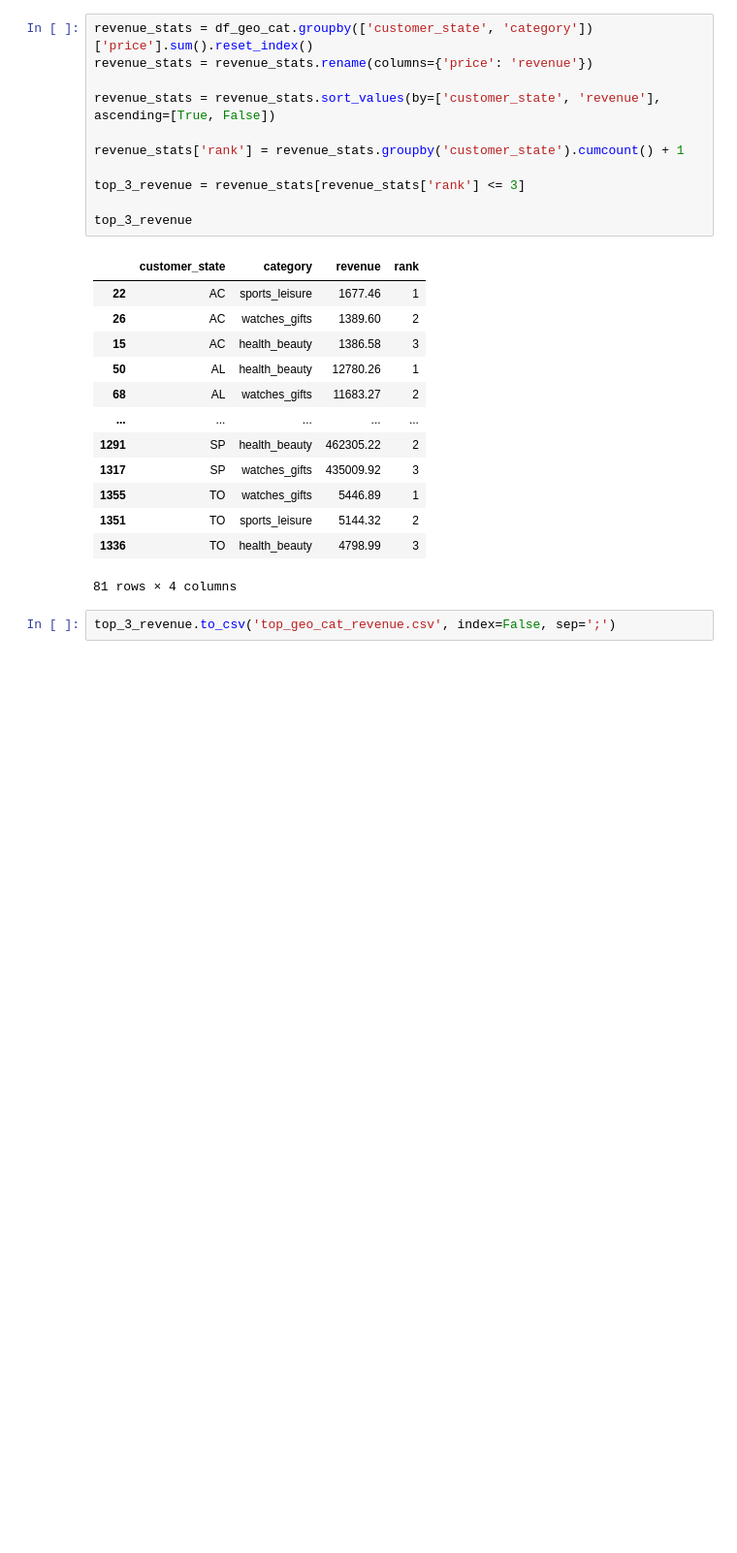
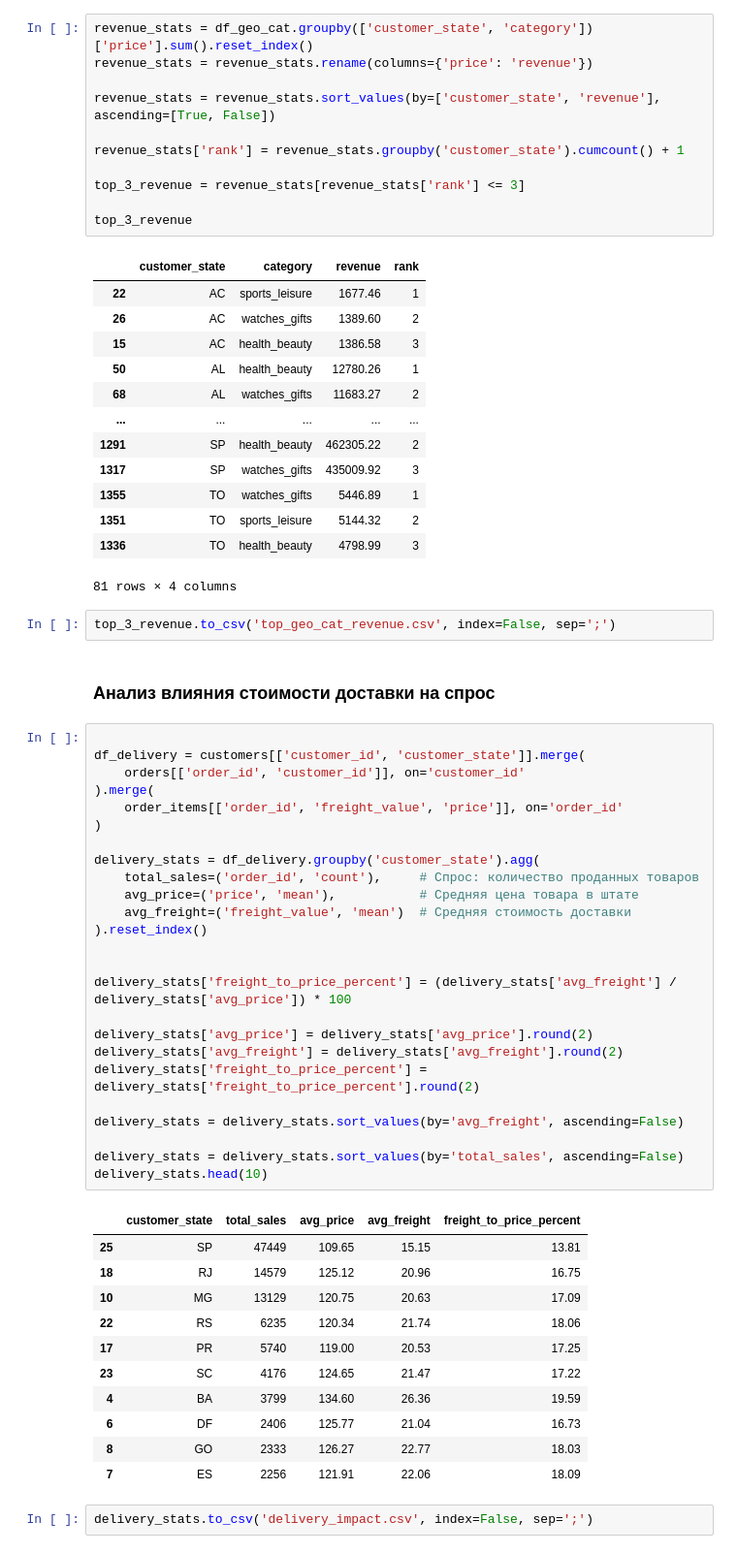
Before and after one commit to aliakseizvertouski/olist, a Jupyter notebook: olist_geo.ipynb, the cells around one changed output. Shown at 97% size. Saved outputs shown, nothing was run; the diff lists cells and outputs as text; blank space fills up the shorter version.

```diff
--- a/olist_geo.ipynb
+++ b/olist_geo.ipynb
@@ -189,3 +189,44 @@ top_3_revenue
 81 rows × 4 columns
 # %%
 top_3_revenue.to_csv('top_geo_cat_revenue.csv', index=False, sep=';')
+# %% [markdown]
+### Анализ влияния стоимости доставки на спрос
+# %%
+
+df_delivery = customers[['customer_id', 'customer_state']].merge(
+    orders[['order_id', 'customer_id']], on='customer_id'
+).merge(
+    order_items[['order_id', 'freight_value', 'price']], on='order_id'
+)
+
+delivery_stats = df_delivery.groupby('customer_state').agg(
+    total_sales=('order_id', 'count'),     # Спрос: количество проданных товаров
+    avg_price=('price', 'mean'),           # Средняя цена товара в штате
+    avg_freight=('freight_value', 'mean')  # Средняя стоимость доставки
+).reset_index()
+
+
+delivery_stats['freight_to_price_percent'] = (delivery_stats['avg_freight'] / delivery_stats['avg_price']) * 100
+
+delivery_stats['avg_price'] = delivery_stats['avg_price'].round(2)
+delivery_stats['avg_freight'] = delivery_stats['avg_freight'].round(2)
+delivery_stats['freight_to_price_percent'] = delivery_stats['freight_to_price_percent'].round(2)
+
+delivery_stats = delivery_stats.sort_values(by='avg_freight', ascending=False)
+
+delivery_stats = delivery_stats.sort_values(by='total_sales', ascending=False)
+delivery_stats.head(10)
+# %% [output]
+|  | customer_state | total_sales | avg_price | avg_freight | freight_to_price_percent |
+| 25 | SP | 47449 | 109.65 | 15.15 | 13.81 |
+| 18 | RJ | 14579 | 125.12 | 20.96 | 16.75 |
+| 10 | MG | 13129 | 120.75 | 20.63 | 17.09 |
+| 22 | RS | 6235 | 120.34 | 21.74 | 18.06 |
+| 17 | PR | 5740 | 119.00 | 20.53 | 17.25 |
+| 23 | SC | 4176 | 124.65 | 21.47 | 17.22 |
+| 4 | BA | 3799 | 134.60 | 26.36 | 19.59 |
+| 6 | DF | 2406 | 125.77 | 21.04 | 16.73 |
+| 8 | GO | 2333 | 126.27 | 22.77 | 18.03 |
+| 7 | ES | 2256 | 121.91 | 22.06 | 18.09 |
+# %%
+delivery_stats.to_csv('delivery_impact.csv', index=False, sep=';')
```
Also changed, not shown: parts of 1 cell of this notebook.
